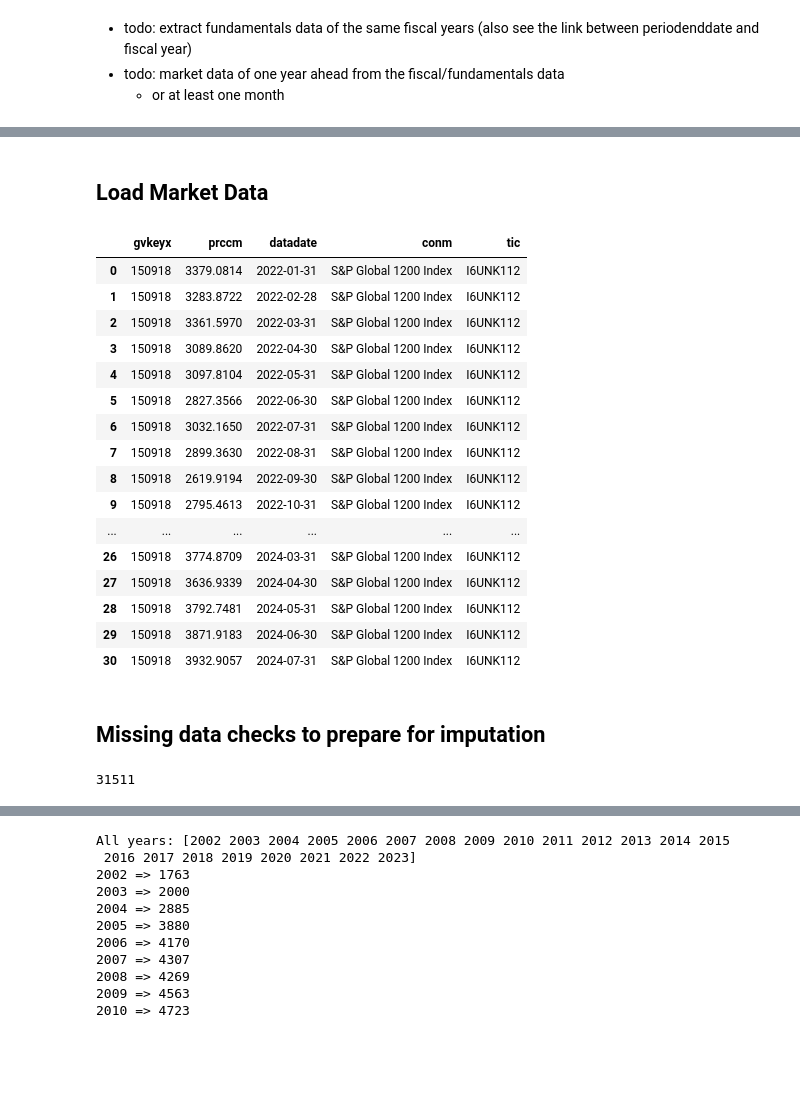
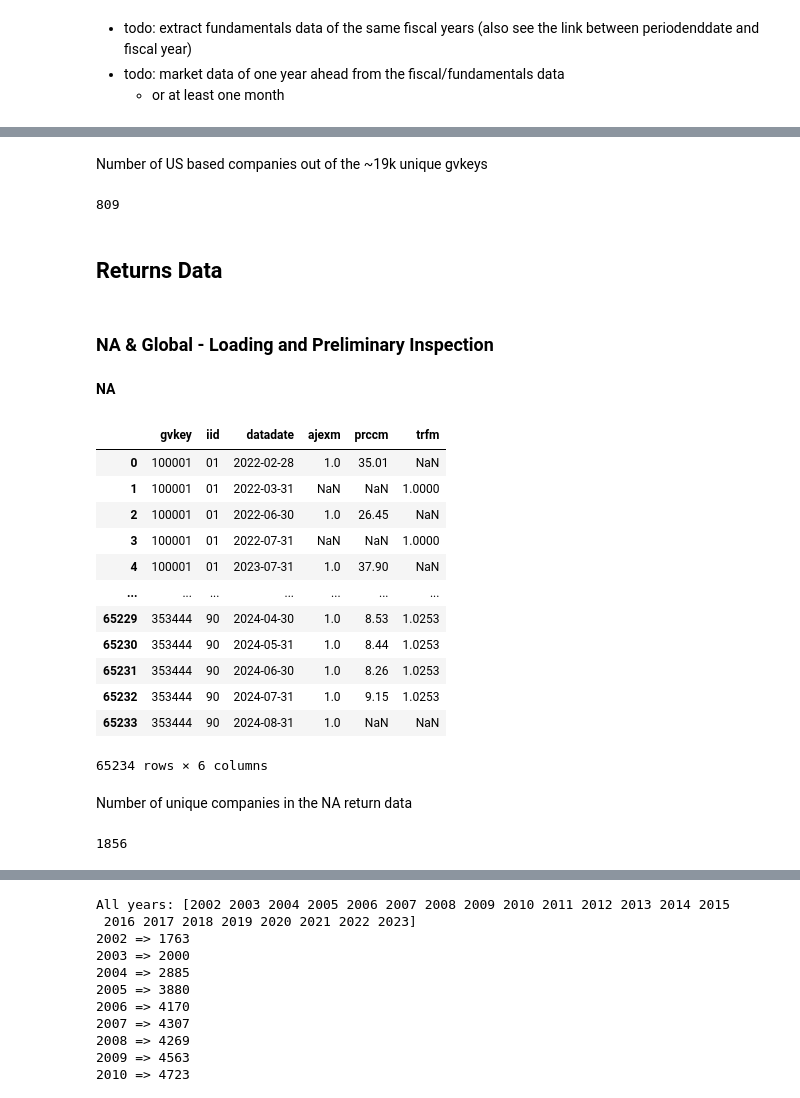
Before and after one commit to varunchodanker/MSc-Individual-Project, a Jupyter notebook: Phase1.ipynb, the cells around one changed output, grey strips where cells are left out. Saved outputs shown, nothing was run; the diff lists cells and outputs as text; code cells hidden in the pictures; blank space fills up the shorter version.

Commit message:
Cleaned up emission table (& id join) processing, starting on phase 1 with returns.

```diff
--- a/Phase1.ipynb
+++ b/Phase1.ipynb
@@ -862,26 +936,30 @@ emissions_df
+# %% [markdown]
+Number of US based companies out of the ~19k unique gvkeys
+# %%
+(emissions_df.groupby("gvkey").first()["country"] == "United States").sum()
+# %% [output]
+809
 # %% [markdown]
-## Load Market Data
+## Returns Data
+# %% [markdown]
+### NA & Global - Loading and Preliminary Inspection
+# %% [markdown]
+**NA**
 # %%
-market_df = pd.read_csv("phase1_market.csv")
+na_returns_df = pd.read_csv("phase1_returns.csv")
 
-market_df
+na_returns_df
 # %% [output]
-|  | gvkeyx | prccm | datadate | conm | tic |
-| 0 | 150918 | 3379.0814 | 2022-01-31 | S&P Global 1200 Index | I6UNK112 |
-| 1 | 150918 | 3283.8722 | 2022-02-28 | S&P Global 1200 Index | I6UNK112 |
-| 2 | 150918 | 3361.5970 | 2022-03-31 | S&P Global 1200 Index | I6UNK112 |
-| 3 | 150918 | 3089.8620 | 2022-04-30 | S&P Global 1200 Index | I6UNK112 |
-| 4 | 150918 | 3097.8104 | 2022-05-31 | S&P Global 1200 Index | I6UNK112 |
-| 5 | 150918 | 2827.3566 | 2022-06-30 | S&P Global 1200 Index | I6UNK112 |
-| 6 | 150918 | 3032.1650 | 2022-07-31 | S&P Global 1200 Index | I6UNK112 |
-| 7 | 150918 | 2899.3630 | 2022-08-31 | S&P Global 1200 Index | I6UNK112 |
-| 8 | 150918 | 2619.9194 | 2022-09-30 | S&P Global 1200 Index | I6UNK112 |
-| 9 | 150918 | 2795.4613 | 2022-10-31 | S&P Global 1200 Index | I6UNK112 |
-| ... | ... | ... | ... | ... | ... |
-| 26 | 150918 | 3774.8709 | 2024-03-31 | S&P Global 1200 Index | I6UNK112 |
-| 27 | 150918 | 3636.9339 | 2024-04-30 | S&P Global 1200 Index | I6UNK112 |
-| 28 | 150918 | 3792.7481 | 2024-05-31 | S&P Global 1200 Index | I6UNK112 |
-| 29 | 150918 | 3871.9183 | 2024-06-30 | S&P Global 1200 Index | I6UNK112 |
-| 30 | 150918 | 3932.9057 | 2024-07-31 | S&P Global 1200 Index | I6UNK112 |
+|  | gvkey | iid | datadate | ajexm | prccm | trfm |
+| 0 | 100001 | 01 | 2022-02-28 | 1.0 | 35.01 | NaN |
+| 1 | 100001 | 01 | 2022-03-31 | NaN | NaN | 1.0000 |
+| 2 | 100001 | 01 | 2022-06-30 | 1.0 | 26.45 | NaN |
+| 3 | 100001 | 01 | 2022-07-31 | NaN | NaN | 1.0000 |
+| 4 | 100001 | 01 | 2023-07-31 | 1.0 | 37.90 | NaN |
+| ... | ... | ... | ... | ... | ... | ... |
+| 65229 | 353444 | 90 | 2024-04-30 | 1.0 | 8.53 | 1.0253 |
+| 65230 | 353444 | 90 | 2024-05-31 | 1.0 | 8.44 | 1.0253 |
+| 65231 | 353444 | 90 | 2024-06-30 | 1.0 | 8.26 | 1.0253 |
+| 65232 | 353444 | 90 | 2024-07-31 | 1.0 | 9.15 | 1.0253 |
+| 65233 | 353444 | 90 | 2024-08-31 | 1.0 | NaN | NaN |
+65234 rows × 6 columns
-# %% [markdown]
-## Missing data checks to prepare for imputation
@@ -890,5 +966,6 @@ market_df
-# %%
-""" Number of unique companies across all the years """
-np.unique(df["gvkey"]).size # roughly 30k
-# %% [output]
-31511
+# %% [markdown]
+Number of unique companies in the NA return data
+# %%
+na_returns_df["gvkey"].nunique()
+# %% [output]
+1856
```
Also changed, not shown: parts of 31 cells of this notebook.
